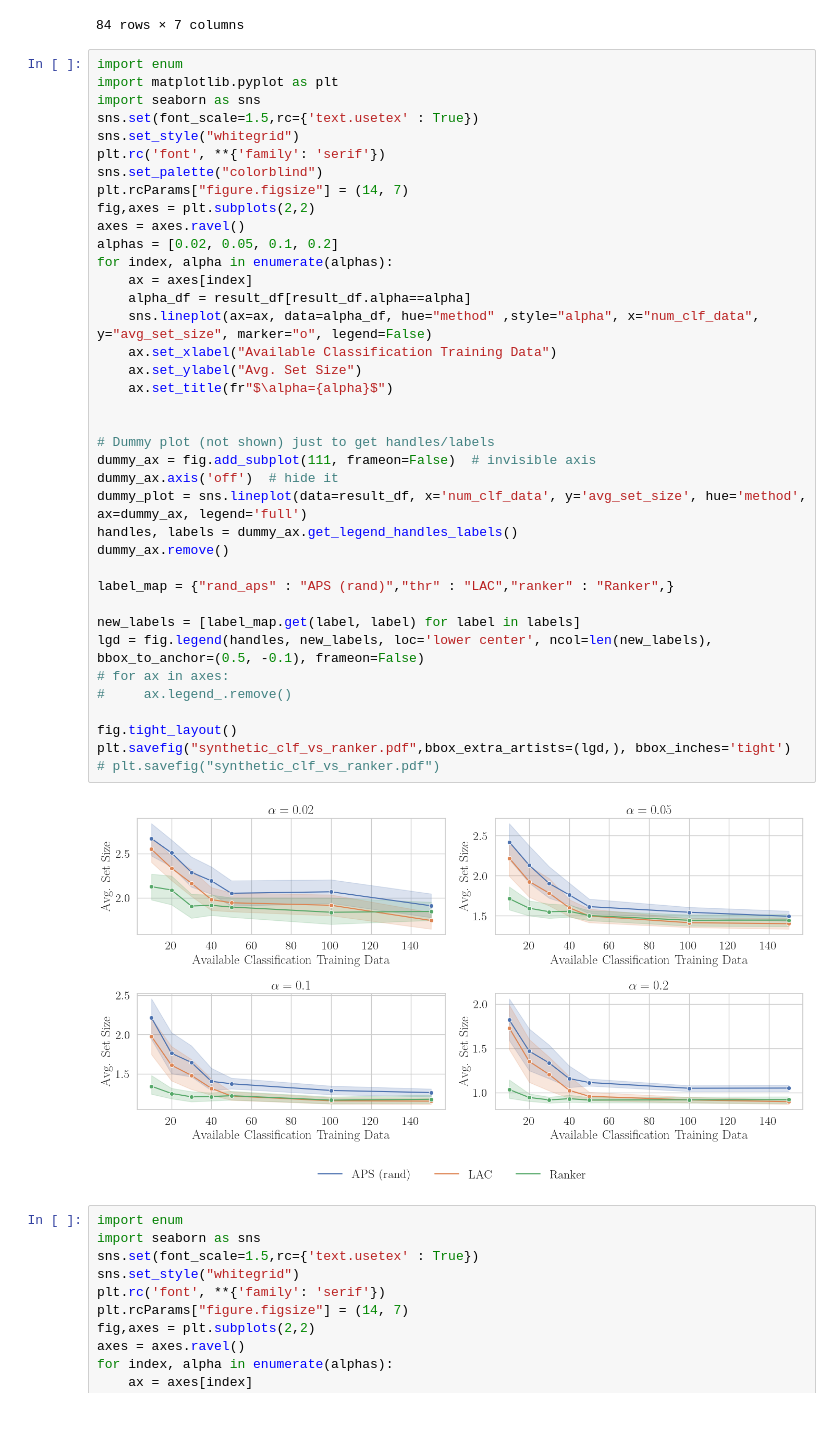
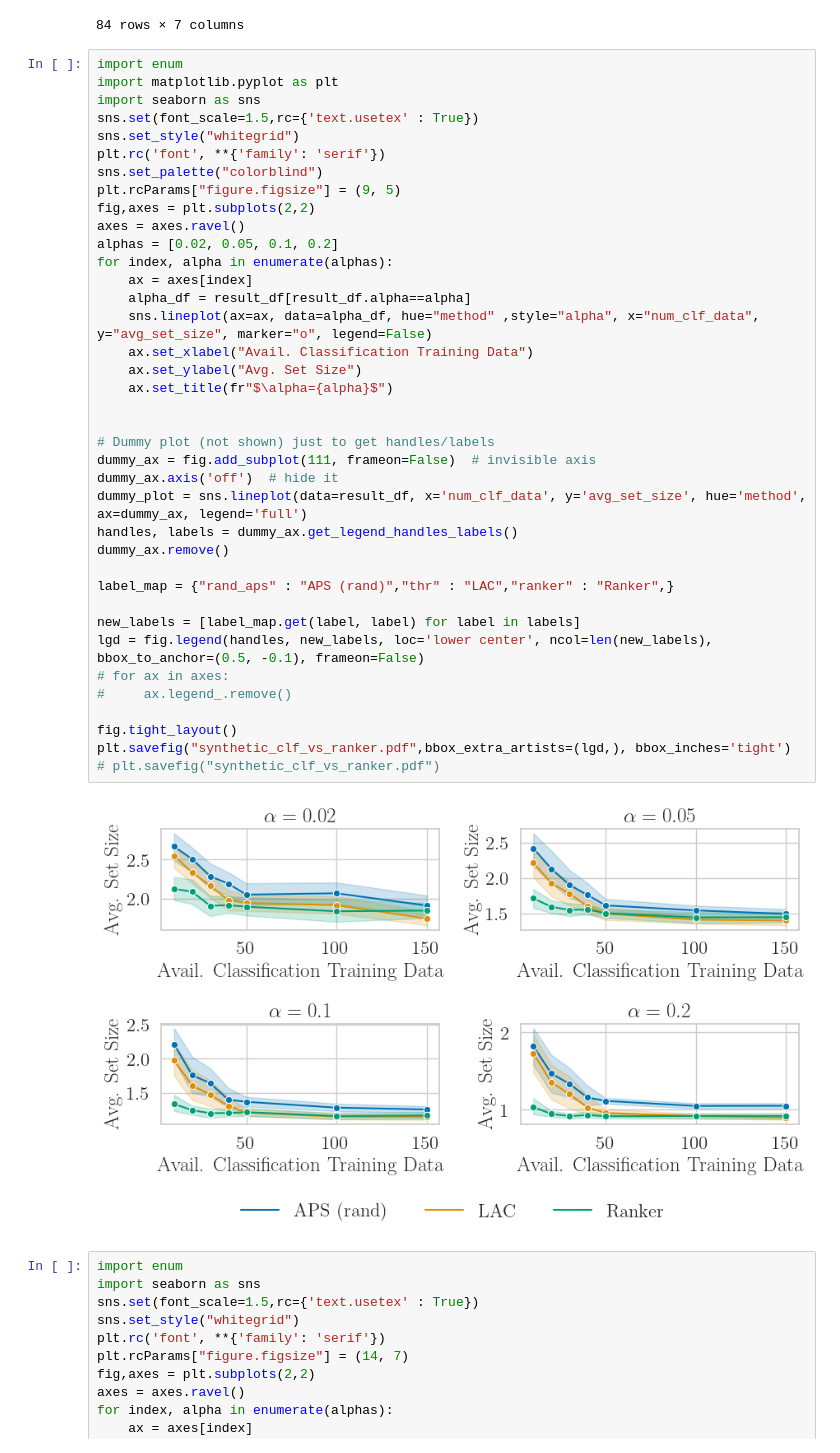
Before and after one commit to yunjinnkim/preference-based-cp, a Jupyter notebook: notebooks/plots_synth.ipynb, the cells around one changed output. Drawn from its saved outputs; the diff is of its cells as text; blank space fills up the shorter version.

```diff
--- a/notebooks/plots_synth.ipynb
+++ b/notebooks/plots_synth.ipynb
@@ -29,38 +29,38 @@ sns.set(font_scale=1.5,rc={'text.usetex' : True})
 sns.set_style("whitegrid")
 plt.rc('font', **{'family': 'serif'})
 sns.set_palette("colorblind")
-plt.rcParams["figure.figsize"] = (14, 7)
+plt.rcParams["figure.figsize"] = (9, 5)
 fig,axes = plt.subplots(2,2)
 axes = axes.ravel()
 alphas = [0.02, 0.05, 0.1, 0.2]
 for index, alpha in enumerate(alphas):
     ax = axes[index]
     alpha_df = result_df[result_df.alpha==alpha]
     sns.lineplot(ax=ax, data=alpha_df, hue="method" ,style="alpha", x="num_clf_data", y="avg_set_size", marker="o", legend=False)
-    ax.set_xlabel("Available Classification Training Data")
+    ax.set_xlabel("Avail. Classification Training Data")
     ax.set_ylabel("Avg. Set Size")
     ax.set_title(fr"$\alpha={alpha}$")
 
 
 # Dummy plot (not shown) just to get handles/labels
 dummy_ax = fig.add_subplot(111, frameon=False)  # invisible axis
 dummy_ax.axis('off')  # hide it
 dummy_plot = sns.lineplot(data=result_df, x='num_clf_data', y='avg_set_size', hue='method', ax=dummy_ax, legend='full')
 handles, labels = dummy_ax.get_legend_handles_labels()
 dummy_ax.remove()
 
 label_map = {"rand_aps" : "APS (rand)","thr" : "LAC","ranker" : "Ranker",}
 
 new_labels = [label_map.get(label, label) for label in labels]
 lgd = fig.legend(handles, new_labels, loc='lower center', ncol=len(new_labels), bbox_to_anchor=(0.5, -0.1), frameon=False)
 # for ax in axes:
 #     ax.legend_.remove()
 
 fig.tight_layout()
 plt.savefig("synthetic_clf_vs_ranker.pdf",bbox_extra_artists=(lgd,), bbox_inches='tight')
 # plt.savefig("synthetic_clf_vs_ranker.pdf")
 # %% [output]
-[figure, old version]
+[figure, new version]
 # %%
 import enum
 import seaborn as sns
```
Also changed, not shown: 6 other files.
